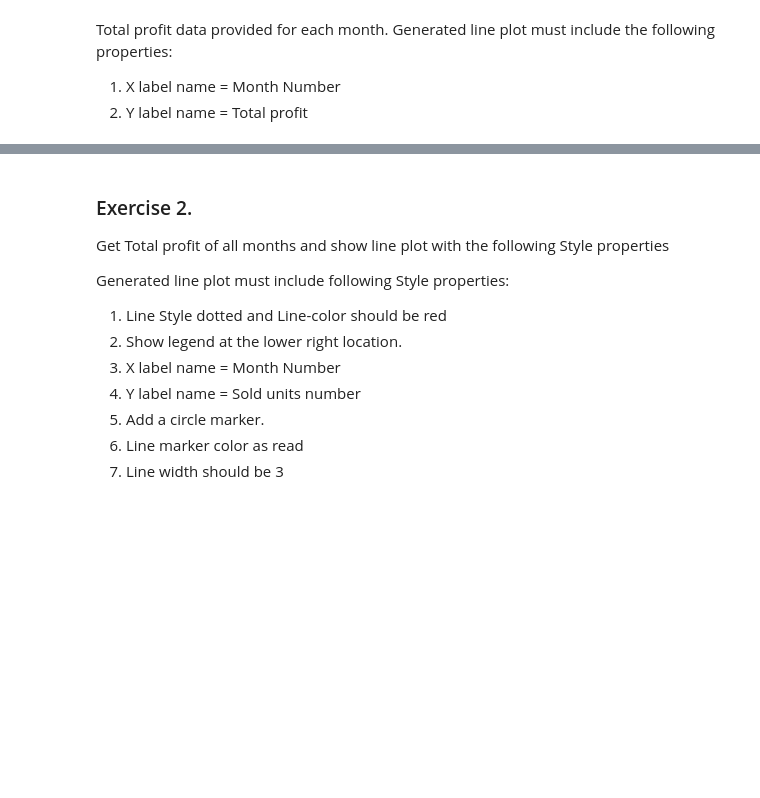
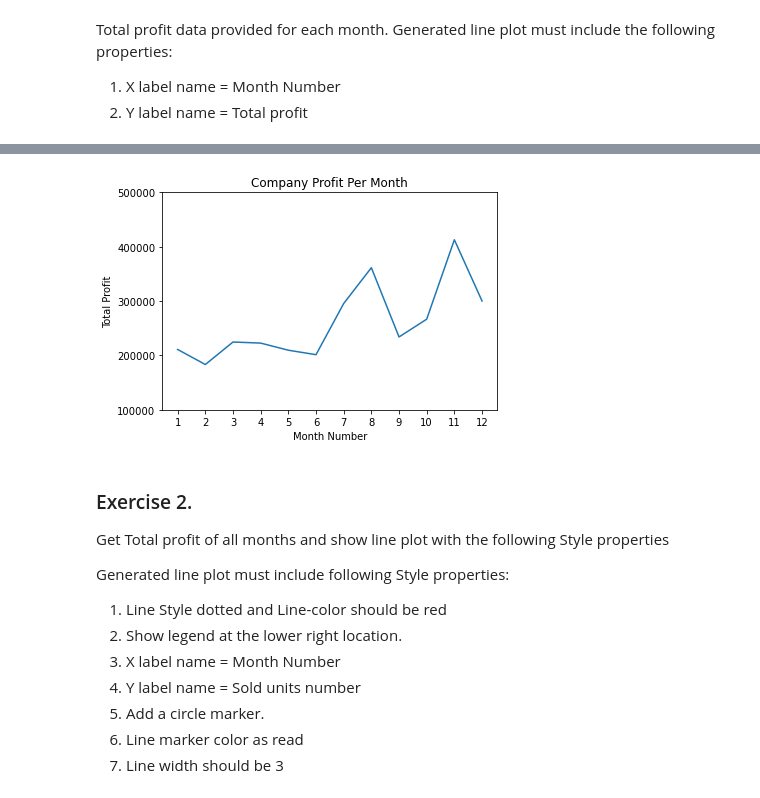
Before and after one commit to sofiaraja89/tts-ds-fundamentals-course, a Jupyter notebook: datascience/python/11_mod_matplotlib/17-Exercises.ipynb, the cells around one changed output, grey strips where cells are left out. Drawn from its saved outputs; the diff is of its cells as text; code cells hidden in the pictures; blank space fills up the shorter version.

```diff
--- a/datascience/python/11_mod_matplotlib/17-Exercises.ipynb
+++ b/datascience/python/11_mod_matplotlib/17-Exercises.ipynb
@@ -65,3 +49,22 @@ NameError: name 'x' is not defined
+# %%
+# Exercise 1
+
+import pandas as pd
+import matplotlib.pyplot as plt
+company_sales = pd.read_csv("data/company_sales_data.csv")
+#company_sales
+#company_sales.describe()
+profit = company_sales ['total_profit'].tolist()
+month  = company_sales ['month_number'].tolist()
+plt.plot(month, profit, label = 'Month-wise Profit data of last year')
+plt.xlabel('Month Number')
+plt.ylabel('Total Profit')
+plt.xticks(month)
+plt.title('Company Profit Per Month')
+plt.yticks([100000, 200000, 300000, 400000, 500000])
+plt.show()
+# %% [output]
+[figure, added]
 # %% [markdown]
 ### Exercise 2.
 
```
Also changed, not shown: parts of 11 cells of this notebook.
